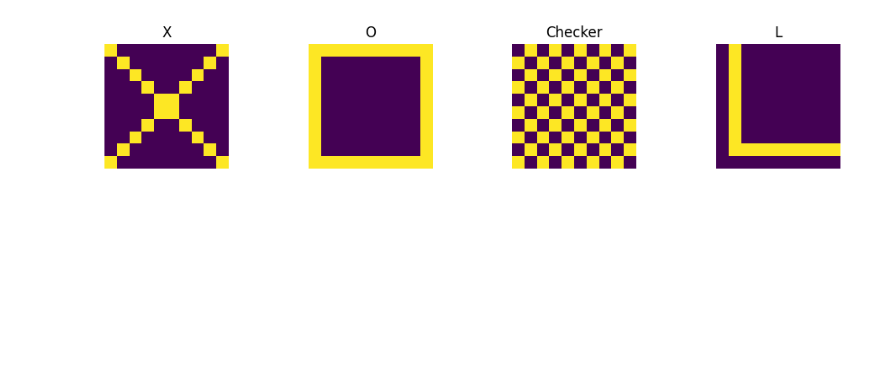
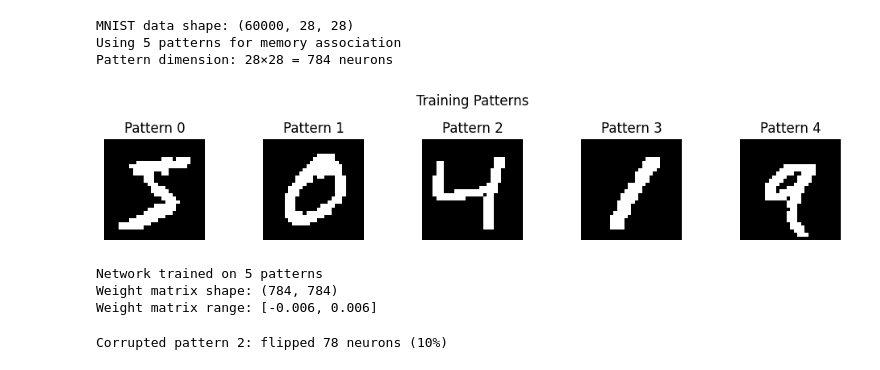
Before and after one commit to vivekhsridhar/EBMs, a Jupyter notebook: HopfieldNetwork.ipynb, the cells around one changed output. Saved outputs shown, nothing was run; the diff lists cells and outputs as text; code cells hidden in the pictures; blank space fills up the shorter version.

```diff
--- a/HopfieldNetwork.ipynb
+++ b/HopfieldNetwork.ipynb
@@ -35,17 +9,41 @@ patterns = np.array(patterns)
+# %%
+# Configuration
+N_SAMPLES = 5  # Number of training patterns
+IMAGE_SIZE = 28  # MNIST image dimensions
+THRESHOLD = 0.5  # Binarization threshold
+
+# Load MNIST dataset
+(X_train, y_train), (X_test, y_test) = mnist.load_data()
+
+# Preprocess: normalize and binarize to {-1, +1}
+X_train = X_train.astype('float32') / 255.0
+image_means = X_train.mean(axis=(1, 2), keepdims=True)
+X_train = np.where(X_train > image_means, 1, -1).astype(np.int8)
+
+# Select subset for demonstration
+training_patterns = X_train[:N_SAMPLES]
+
+print(f"MNIST data shape: {X_train.shape}")
+print(f"Using {N_SAMPLES} patterns for memory association")
+print(f"Pattern dimension: {IMAGE_SIZE}×{IMAGE_SIZE} = {IMAGE_SIZE**2} neurons")
+# %% [output]
+MNIST data shape: (60000, 28, 28)
+Using 5 patterns for memory association
+Pattern dimension: 28×28 = 784 neurons
 # %%
-# Display patterns
-fig, axes = plt.subplots(1, 4, figsize=(10,2))
+# Visualize training patterns
+fig, axes = plt.subplots(1, N_SAMPLES, figsize=(10, 2))
 axes = axes.flatten()
-titles = ["X", "O", "Checker", "L"]
 
-for i in range(4):
-    axes[i].imshow(patterns[i], interpolation='nearest')
-    axes[i].set_title(titles[i])
+for i in range(N_SAMPLES):
+    axes[i].imshow(training_patterns[i], cmap='gray', interpolation='nearest')
+    axes[i].set_title(f"Pattern {i}")
     axes[i].axis('off')
 
+plt.suptitle("Training Patterns")
 plt.tight_layout()
 plt.show()
 # %% [output]
-[figure, old version]
+[figure, new version]
 # %%
 class Neuron:
@@ -96,11 +202,32 @@ class HopfieldNetwork:
         return np.array([n.state for n in self.neurons])
 # %%
-net = HopfieldNetwork(100)
+# Initialize and train network
+n_neurons = IMAGE_SIZE * IMAGE_SIZE
+net = HopfieldNetwork(n_neurons)
 
-flat_patterns = [p.flatten() for p in patterns]
+# Flatten patterns and train (use selected subset, not entire X_train!)
+flat_patterns = training_patterns.reshape(N_SAMPLES, -1)
 net.train(flat_patterns)
+
+print(f"Network trained on {N_SAMPLES} patterns")
+print(f"Weight matrix shape: {net.W.shape}")
+print(f"Weight matrix range: [{net.W.min():.3f}, {net.W.max():.3f}]")
+# %% [output]
+Network trained on 5 patterns
+Weight matrix shape: (784, 784)
+Weight matrix range: [-0.006, 0.006]
 # %%
-# Corrupted input
-corrupt_input = L
-corrupt_input[:,:2] = 1
+# Configuration for recall test
+PATTERN_INDEX = 2  # Which training pattern to corrupt
+CORRUPTION_PROPORTION = 0.10  # Proportion of neurons to randomly flip (10%)
+UPDATE_STEPS = 10000  # Convergence iterations
+
+# Create corrupted input
+pattern_to_corrupt = training_patterns[PATTERN_INDEX]
+corrupt_input = net.corrupt_pattern(pattern_to_corrupt, CORRUPTION_PROPORTION)
+
+n_flipped = int(IMAGE_SIZE * IMAGE_SIZE * CORRUPTION_PROPORTION)
+print(f"Corrupted pattern {PATTERN_INDEX}: flipped {n_flipped} neurons ({CORRUPTION_PROPORTION*100:.0f}%)")
+# %% [output]
+Corrupted pattern 2: flipped 78 neurons (10%)
 # %%
```
Also changed, not shown: parts of 7 cells of this notebook, 4 other files.
